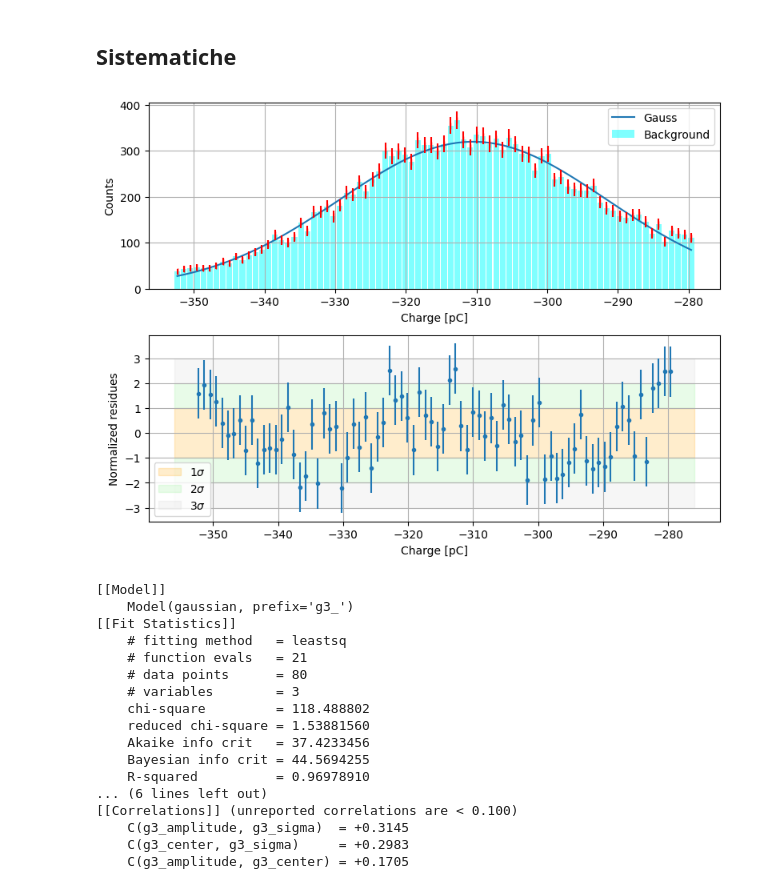
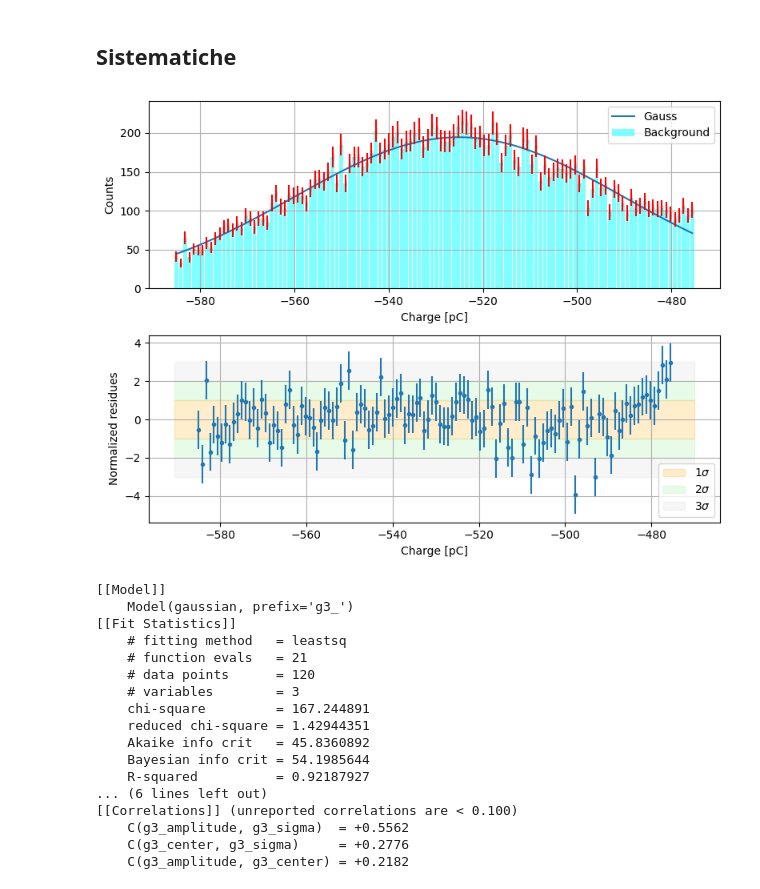
Before and after one commit to 0-DvD-0/Sfera, a Jupyter notebook: Jupyter/Fit_all_prova_ripulito_batches.ipynb, the cells around one changed output. Cells and saved outputs as stored; diff of their text form; code cells hidden in the pictures.

```diff
--- a/Jupyter/Fit_all_prova_ripulito_batches.ipynb
+++ b/Jupyter/Fit_all_prova_ripulito_batches.ipynb
@@ -27,7 +27,7 @@ def rebin(data, factor):
     rebinned_data = np.sum(data.reshape(-1, factor), axis=1)
     return rebinned_data
 # %%
-channel=0
+channel=14
 special_channel=[0, 2, 6, 10, 11, 14]
 # %%
 #PATH_MARTI="../Dati/Run_chall_ChargeHistos_4_12_2024_10M.dat"
@@ -35,9 +35,14 @@ special_channel=[0, 2, 6, 10, 11, 14]
 
 if channel in special_channel:
     path="../Dati/batch_1/Run_ch"+str(channel)+"_Cs_ChargeHistos_4_19_2024.dat"
+    edge_N, bin_N = load_histo(path)
+    edge_N=edge_N[0]
+    bin_N=bin_N[0]
 else:
     path="../Dati/batch_1/Run_chall_Cs_ChargeHistos_4_19_2024_high_range.dat"
-edge_N, bin_N = load_histo(path)
+    edge_N, bin_N = load_histo(path)
+    edge_N = edge_N[channel_idx[channel]]
+    bin_N = bin_N[channel_idx[channel]]
 
 
 
@@ -47,8 +52,7 @@ if(channel == 12 or channel == 13 or channel == 1):
 channel_idx = [0, -1, 1, 2, 3, 4, 5, 6, 7, 8, 9, 10, -1, -1, 11, 12]
 
 
-edge_N = edge_N[channel_idx[channel]]
-bin_N = bin_N[channel_idx[channel]]
+
 
 rebin_fact = 1
 bin_N = rebin(bin_N, rebin_fact)
@@ -65,19 +69,19 @@ err_N = np.sqrt(bin_N)
 # %%
 lim_list = [[-500, -165],  #ch0   special
             [-1, -1],      #ch1
-            [-500, -175],  #ch2   special
-            [-2000, -145],  #ch3
+            [-600, -200],  #ch2   special
+            [-1240, -400],  #ch3
             [-2000, -165],  #ch4
             [-2000, -175],  #ch5
-            [-600, -155],  #ch6    special
+            [-500, -135],  #ch6    special
             [-2000, -180],  #ch7
             [-2000, -170],  #ch8
             [-2000, -160],  #ch9
-            [-500, -190],  #ch10    special
-            [-600, -165],  #ch11    special
+            [-500, -200],  #ch10    special
+            [-750, -200],  #ch11    special
             [-1, -1],      #ch12
             [-1, -1],      #ch13
-            [-600, -140],  #ch14    special
+            [-650, -200],  #ch14    special
             [-2000, -140]   #ch15
             ]
 
@@ -421,19 +458,20 @@ print(result.fit_report())
 # %%
 sist_lim_list = [[160, 240],  #ch0
                 [-1, -1],  #ch1
-                [160, 240],  #ch2
+                [240, 325],  #ch2
                 [490, 585],  #ch3
                 [350, 430],  #ch4
                 [550, 630],  #ch5
-                [550, 660],  #ch6
+                [190, 285],  #ch6
+
                 [250, 350],  #ch7
                 [500, 600],  #ch8
                 [340, 470],  #ch9
-                [180, 270],  #ch10
-                [540, 630],  #ch11
+                [90,165],  #ch10
+                [120,270],  #ch11
                 [-1, -1],  #ch12
                 [-1, -1],  #ch13
-                [460, 585],  #ch14
+                [70, 190],  #ch14
                 [480, 590]   #ch15
                 ]
 
@@ -464,51 +502,51 @@ comps = result2.eval_components()                        #Plotto il best fit + l
 ax1.plot(sist_cntr, comps['g3_'], label='Gauss')
 
 ax1.legend()
 ax1.errorbar(sist_cntr, sist_bin, sist_err, color = "red", fmt='|')
 ax1.grid()
 
 residueGauss = sist_bin - result2.best_fit
 norm_res_gauss = residueGauss / sist_err
 
 ax2.errorbar(sist_cntr, norm_res_gauss, 1, ls = "", marker = ".")
 ax2.grid()
 
 ax2.set_xlabel('Charge [pC]')
 ax2.set_ylabel('Normalized residues')
 
 xlim = ax2.get_xlim()
 
 ax2.fill_between(xlim, [-1, -1], [1, 1], color = "orange", alpha = 0.2, label = r'$1\sigma$')
 ax2.fill_between(xlim, [-2, -2], [-1, -1], color = "lightgreen", alpha = 0.2, label = r'$2\sigma$')
 ax2.fill_between(xlim, [1, 1], [2, 2], color = "lightgreen", alpha = 0.2)
 ax2.fill_between(xlim, [2, 2], [3, 3], color = "lightgray", alpha = 0.2, label = r'$3\sigma$')
 ax2.fill_between(xlim, [-3, -3], [-2, -2], color = "lightgray", alpha = 0.2)
 
 ax2.legend()
 fig.tight_layout()
 plt.show()
 
 
 print(result2.fit_report())
 # %% [output]
-[figure, old version]
+[figure, new version]
 [[Model]]
     Model(gaussian, prefix='g3_')
 [[Fit Statistics]]
     # fitting method   = leastsq
     # function evals   = 21
-    # data points      = 80
+    # data points      = 120
     # variables        = 3
-    chi-square         = 118.488802
-    reduced chi-square = 1.53881560
-    Akaike info crit   = 37.4233456
-    Bayesian info crit = 44.5694255
-    R-squared          = 0.96978910
+    chi-square         = 167.244891
+    reduced chi-square = 1.42944351
+    Akaike info crit   = 45.8360892
+    Bayesian info crit = 54.1985644
+    R-squared          = 0.92187927
 ... (6 lines left out)
 [[Correlations]] (unreported correlations are < 0.100)
-    C(g3_amplitude, g3_sigma)  = +0.3145
-    C(g3_center, g3_sigma)     = +0.2983
-    C(g3_amplitude, g3_center) = +0.1705
+    C(g3_amplitude, g3_sigma)  = +0.5562
+    C(g3_center, g3_sigma)     = +0.2776
+    C(g3_amplitude, g3_center) = +0.2182
 # %%
 print(f'La sistematica è {result.params["g1_center"].value - result2.params["g3_center"].value}')
 # %% [output]
```
Also changed, not shown: parts of 7 cells of this notebook.
